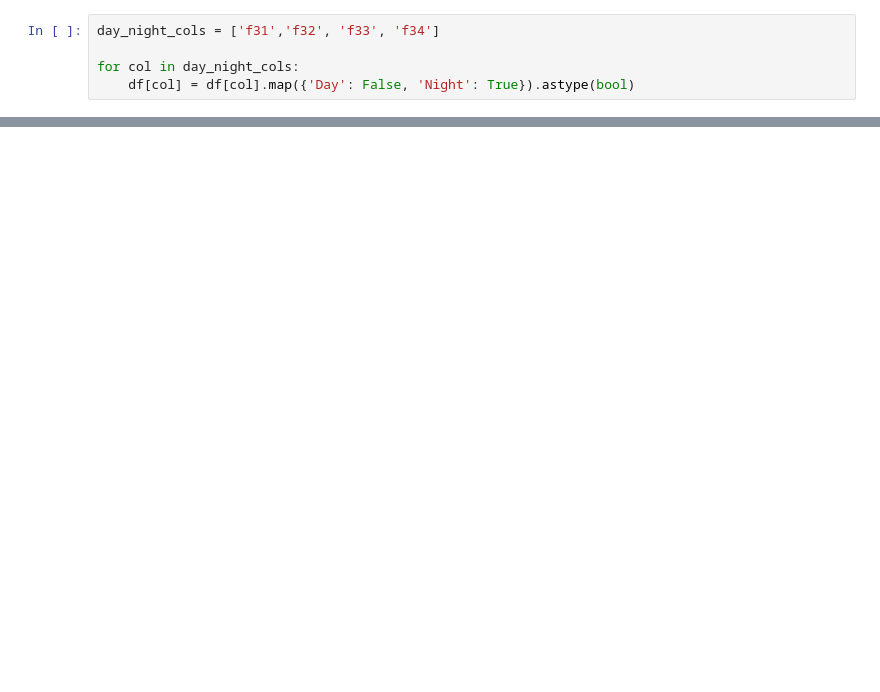
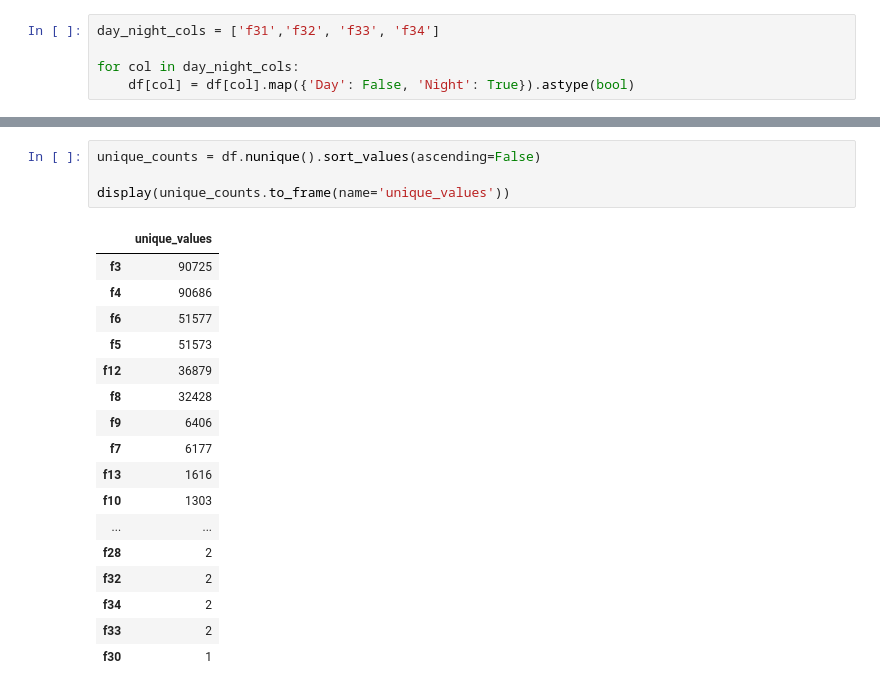
Before and after one commit to HesamMerajifar/Datamining, a Jupyter notebook: Merge.ipynb, the cells around one changed output, grey strips where cells are left out. Cells and saved outputs as stored; diff of their text form; blank space fills up the shorter version.

```diff
--- a/Merge.ipynb
+++ b/Merge.ipynb
@@ -314,0 +742,22 @@ plt.show()
+# %%
+unique_counts = df.nunique().sort_values(ascending=False)
+
+display(unique_counts.to_frame(name='unique_values'))
+# %% [output]
+|  | unique_values |
+| f3 | 90725 |
+| f4 | 90686 |
+| f6 | 51577 |
+| f5 | 51573 |
+| f12 | 36879 |
+| f8 | 32428 |
+| f9 | 6406 |
+| f7 | 6177 |
+| f13 | 1616 |
+| f10 | 1303 |
+| ... | ... |
+| f28 | 2 |
+| f32 | 2 |
+| f34 | 2 |
+| f33 | 2 |
+| f30 | 1 |
```
Also changed, not shown: parts of 35 cells of this notebook, 1 other file.
